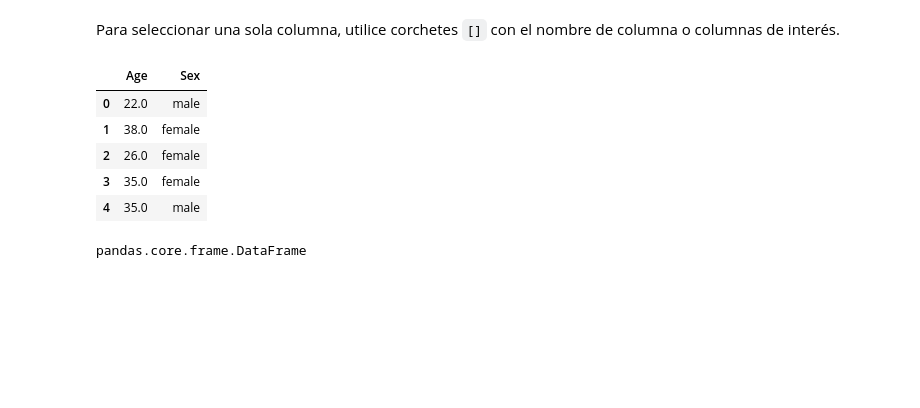
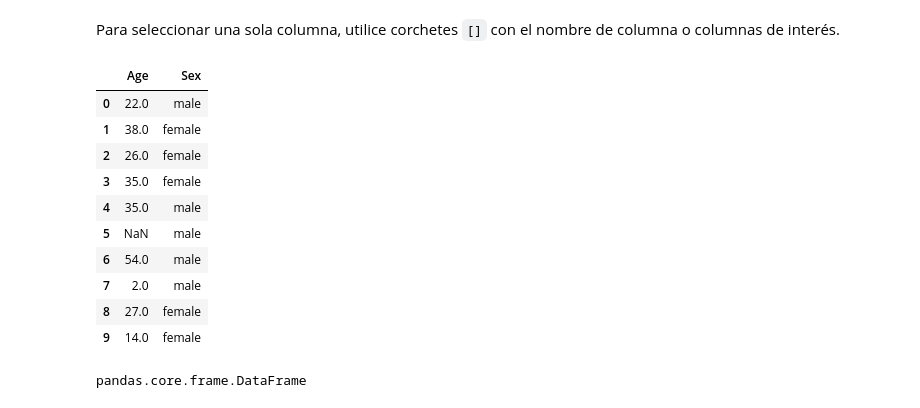
Before and after one commit to newpaxonian/curso_python, a Jupyter notebook: intro_a_pandas.ipynb, the cells around one changed output. Cells and saved outputs as stored; diff of their text form; code cells hidden in the pictures; blank space fills up the shorter version.

```diff
--- a/intro_a_pandas.ipynb
+++ b/intro_a_pandas.ipynb
@@ -190,14 +190,19 @@ Para seleccionar una sola columna, utilice corchetes `[]` con el nombre de colum
 # %%
 age_sex = titanic[["Age", "Sex"]]
 
-age_sex.head()
+age_sex.head(10)
 # %% [output]
 |  | Age | Sex |
 | 0 | 22.0 | male |
 | 1 | 38.0 | female |
 | 2 | 26.0 | female |
 | 3 | 35.0 | female |
 | 4 | 35.0 | male |
+| 5 | NaN | male |
+| 6 | 54.0 | male |
+| 7 | 2.0 | male |
+| 8 | 27.0 | female |
+| 9 | 14.0 | female |
 # %%
 type(titanic[["Age", "Sex"]])
 # %% [output]
```
Also changed, not shown: parts of 8 cells of this notebook, 3 other files.
